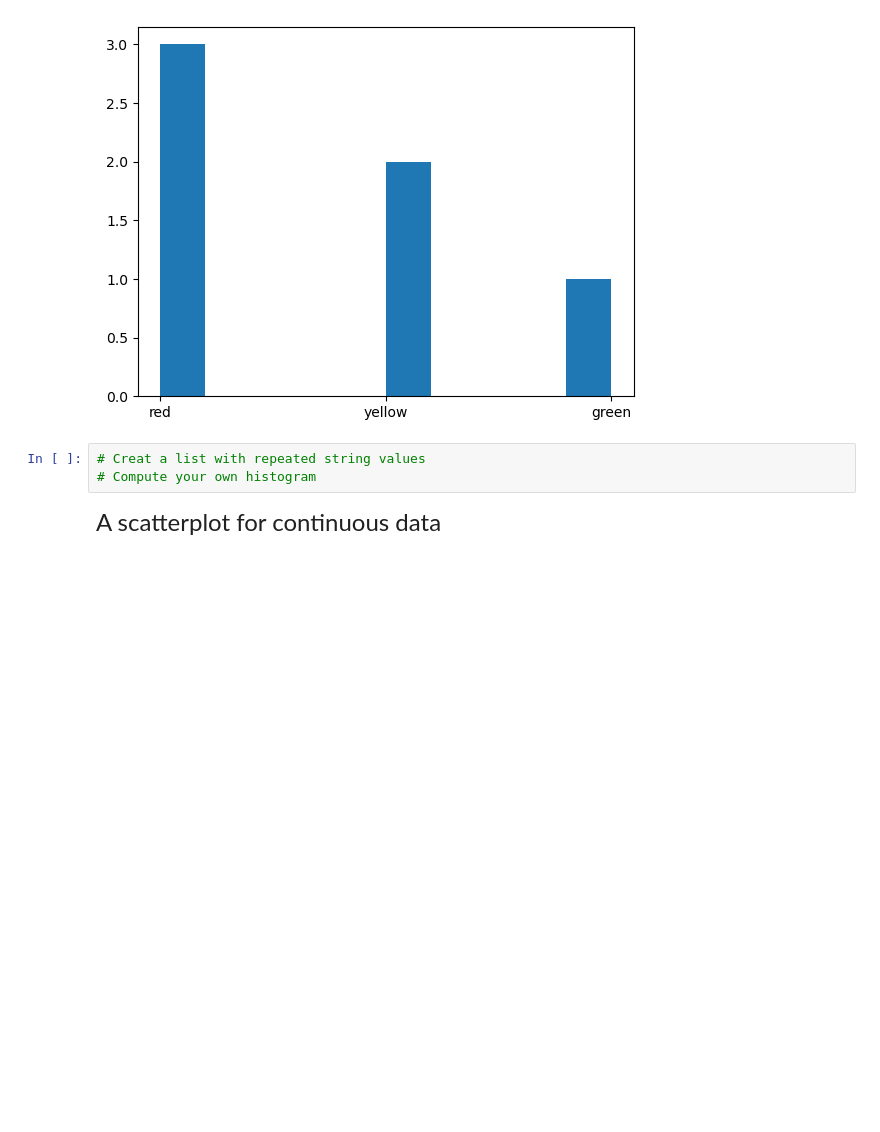
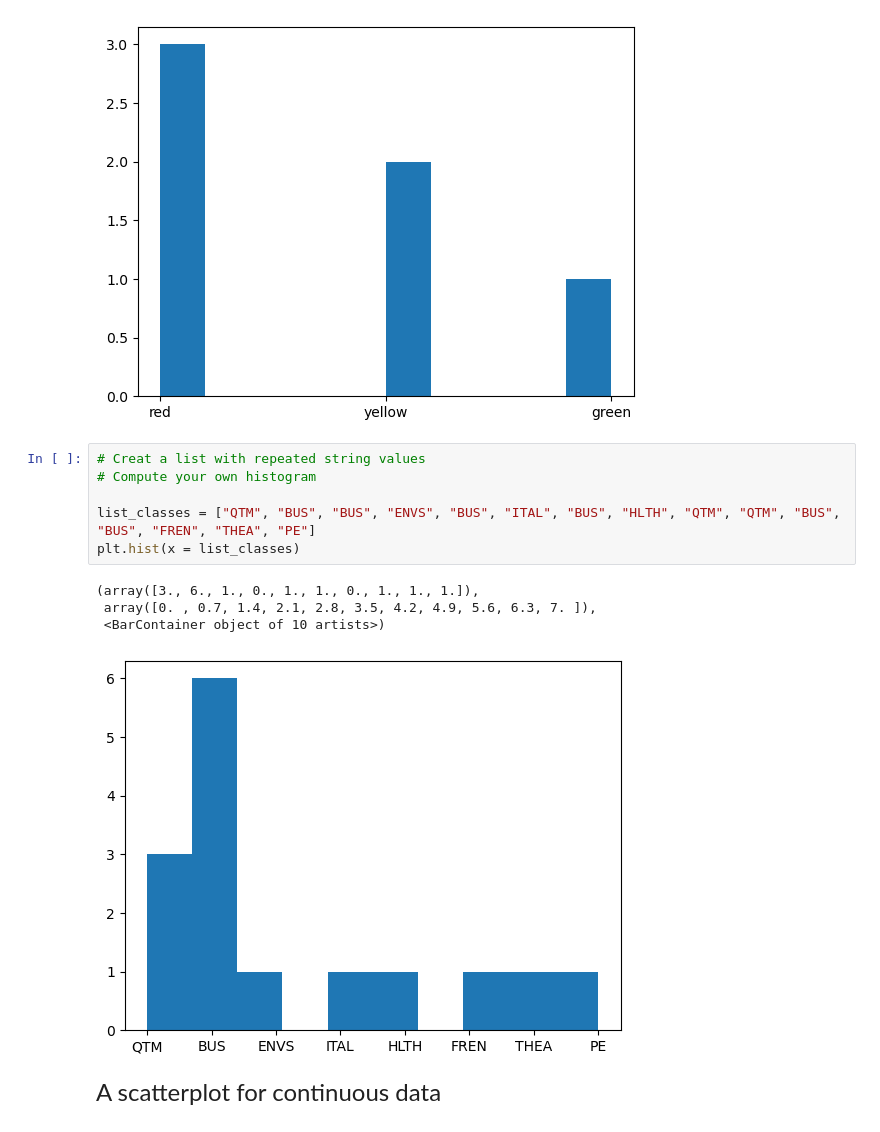
Before and after one commit to anish-cloud/QTM_151, a Jupyter notebook: Lecture 02/lecture2.ipynb, the cells around one changed output. Saved outputs shown, nothing was run; the diff lists cells and outputs as text; blank space fills up the shorter version.

```diff
--- a/Lecture 02/lecture2.ipynb
+++ b/Lecture 02/lecture2.ipynb
@@ -261,6 +277,14 @@ plt.hist(x= list_list)
 # %%
 # Creat a list with repeated string values
 # Compute your own histogram
+
+list_classes = ["QTM", "BUS", "BUS", "ENVS", "BUS", "ITAL", "BUS", "HLTH", "QTM", "QTM", "BUS", "BUS", "FREN", "THEA", "PE"]
+plt.hist(x = list_classes)
+# %% [output]
+(array([3., 6., 1., 0., 1., 1., 0., 1., 1., 1.]),
+ array([0. , 0.7, 1.4, 2.1, 2.8, 3.5, 4.2, 4.9, 5.6, 6.3, 7. ]),
+ <BarContainer object of 10 artists>)
+[figure, added]
 # %% [markdown]
 <font size="5">
 
```
Also changed, not shown: parts of 3 cells of this notebook.
